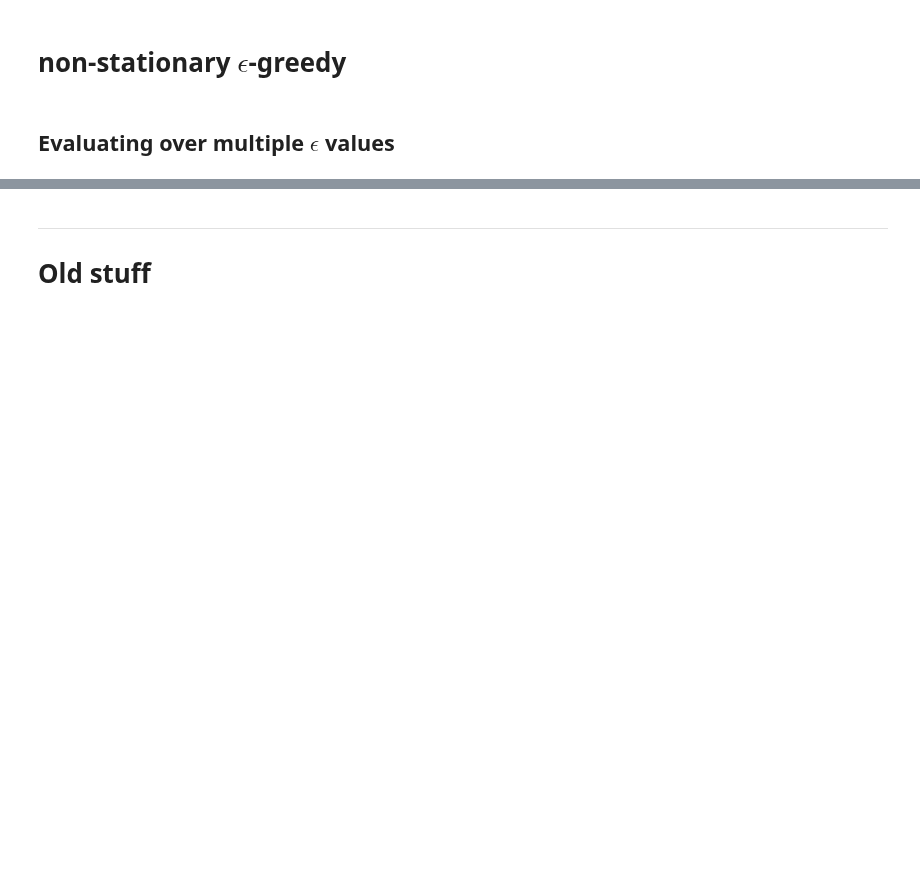
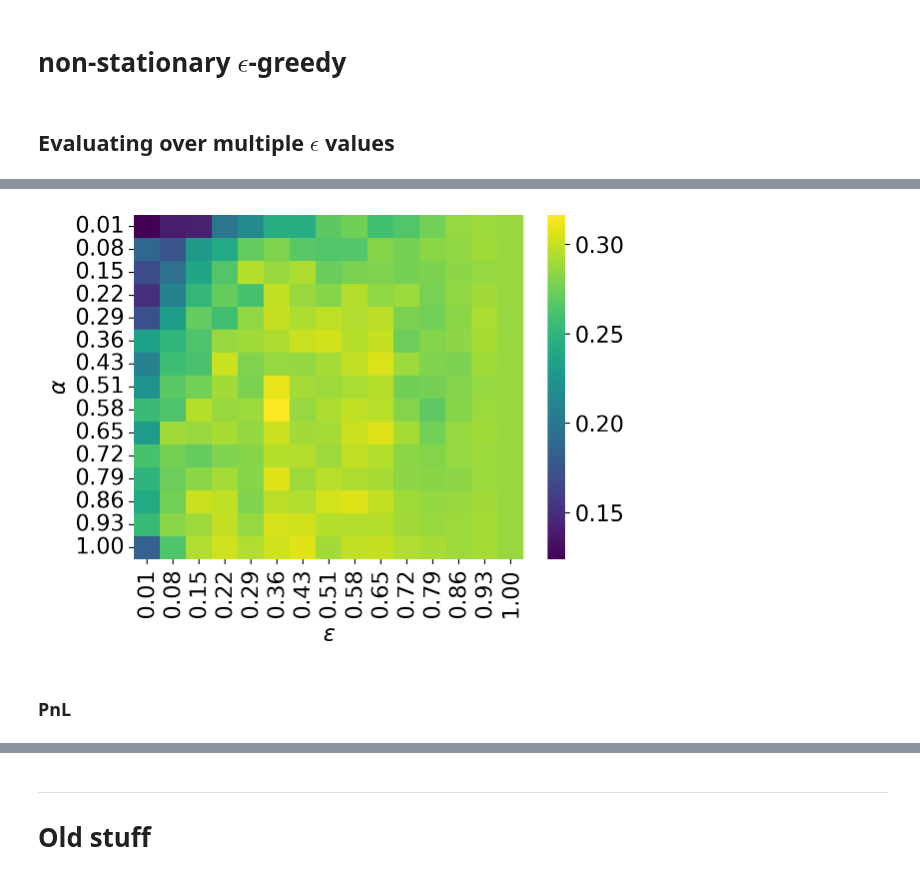
Before and after one commit to sapienzaio/online-ml-finance, a Jupyter notebook: 06-reinforcement-learning/epsilon-greedy-strategy.ipynb, the cells around one changed output, grey strips where cells are left out. Drawn from its saved outputs; the diff is of its cells as text; code cells hidden in the pictures; blank space fills up the shorter version.

Commit message:
rl-feat: epsilo-greedy-strategy

```diff
--- a/06-reinforcement-learning/epsilon-greedy-strategy.ipynb
+++ b/06-reinforcement-learning/epsilon-greedy-strategy.ipynb
@@ -247,24 +247,27 @@ plt.savefig("../figures/stationary-bandit-mean-sr.pdf")
 # %% [markdown]
 ## Evaluating over multiple $\epsilon$ values
 # %%
-@partial(jax.vmap, in_axes=(0, 0, None, None, None))
-def eval_epsilon(key, epsilon, alpha, data, n_sims):
+@partial(jax.vmap, in_axes=(None, None, 0, None, None))
+@partial(jax.vmap, in_axes=(None, 0, None, None, None))
+def eval_epsilon_alpha(key, epsilon, alpha, data, n_sims):
     agent = jfin.EpsilonGreedyAgent(epsilon=epsilon, alpha=alpha)
     state_final, returns = agent.init_and_run_sims(key, data, store_reward, n_sims)
     res = {
         "pnl": returns.sum(axis=-1),
         "sr_ann": returns.mean(axis=-1) / returns.std(axis=-1) * np.sqrt(252),
-        "epsilon": epsilon
+        "epsilon": epsilon,
+        "alpha": alpha
     }
 
     return res
 # %%
 %%time
 n_sims = 100
-n_epsilon_values = 25
-alpha = 0.4
+n_epsilon_values = 15
+n_alpha_values = 15
 epsilon_values = jnp.linspace(0.01, 1, n_epsilon_values)
+alpha_values = jnp.linspace(0.01, 1, n_alpha_values)
 
 keys_epsilon = jax.random.split(key, n_epsilon_values)
-res = eval_epsilon(keys_epsilon, epsilon_values, alpha, returns, n_sims)
+res = eval_epsilon_alpha(key, epsilon_values, alpha_values, returns, n_sims)
 res = jax.tree_map(np.array, res)
@@ -270,0 +277,18 @@ res = jax.tree_map(np.array, res)
+# %%
+sr_ann = pd.DataFrame(res["sr_ann"].mean(axis=-1), index=alpha_values, columns=epsilon_values)
+# %%
+ax = sns.heatmap(sr_ann, cmap="viridis")
+ax.invert_yaxis()
+
+ax.set_yticklabels([format(float(v.get_text()), "0.2f") for v in ax.get_yticklabels()])
+ax.set_xticklabels([format(float(v.get_text()), "0.2f") for v in ax.get_xticklabels()])
+ax.invert_yaxis()
+
+plt.xlabel(r"$\epsilon$")
+plt.ylabel(r"$\alpha$")
+plt.tight_layout()
+# plt.savefig("../figures/non-stationary-alpha-epsilon-grid-sr.pdf", dpi=300);
+# %% [output]
+[figure, added]
+# %% [markdown]
+### PnL
```
Also changed, not shown: parts of 6 cells of this notebook.
